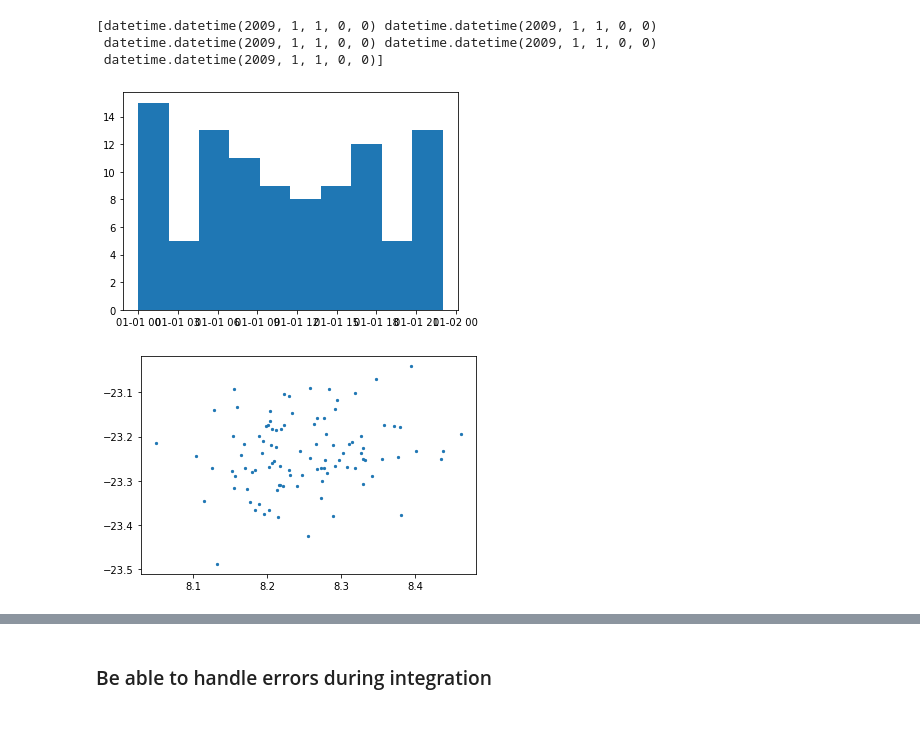
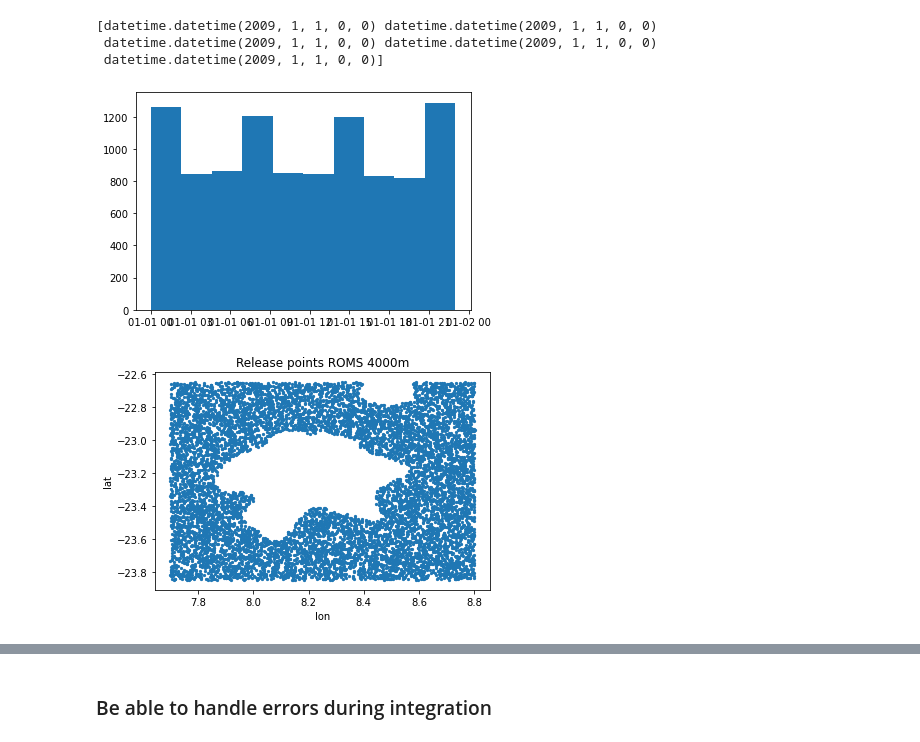
Before and after one commit to LeonMock/master-thesis, a Jupyter notebook: notebooks/2023-04-04_test-ROMS.ipynb, the cells around one changed output, grey strips where cells are left out. Cells and saved outputs as stored; diff of their text form; code cells hidden in the pictures.

Commit message:
test scripts

```diff
--- a/notebooks/2023-04-04_test-ROMS.ipynb
+++ b/notebooks/2023-04-04_test-ROMS.ipynb
@@ -25,13 +25,13 @@ fatal: not a git repository (or any of the parent directories): .git
 # Parameters
 
 ##### release position
-release_zone = "test_001"
-bathymodiolus_delta_lat = 0.08  #change??
+release_zone = "test_4000"
+bathymodiolus_delta_lat = 0.6 #seamount diameter
 
 #release_depth = 2
 
 # release particles
-number_particles = 100
+number_particles = 10000
 
 # release timing
 release_time_in_days = 1   # e.g. from 01/01/2009 to 03/01/2009
@@ -40,7 +40,7 @@ start_month = 1
 start_day = 1
 
 # experiment duration etc
-runtime_in_days = 5
+runtime_in_days = 30
 dt_in_minutes = 60
 
 # particle positions are stored every x hours
@@ -249,0 +223,6 @@ speed_param = np.random.uniform(
+# %%
+SIGMA=xr.open_dataset('/gxfs_work1/geomar/smomw523/master-thesis/data/config/ROMS/sigma2depth_parent.nc')
+topo_ROMS = SIGMA['h']
+topo_ROMS = topo_ROMS.rename({'lat_rho': 'lat','lon_rho': 'lon'})
+
+topo_ROMS.plot()
@@ -249,0 +232,9 @@ speed_param = np.random.uniform(
+# %%
+release_points = get_uniform_random_in_cube(N=20*number_particles,
+)
+release_points["topo_ROMS"] = topo_ROMS.sel(
+    lat=release_points.to_xarray().lat,
+    lon=release_points.to_xarray().lon,
+    method="nearest",
+)
+release_points = release_points.where(release_points.topo_ROMS > release_depth).dropna().iloc[:number_particles].reset_index(drop=True)
@@ -256,11 +263,27 @@ print(time[:5])
 # %%
 plt.hist(time, bins=10);
 # %% [output]
-[figure, old version]
+[figure, new version]
 # %%
-plt.scatter(lon, lat, s=5);
+plt.scatter(release_points.lon, release_points.lat, s=5)
+plt.xlabel('lon')
+plt.ylabel('lat')
+plt.title('Release points ROMS 4000m')
+
+plt.savefig(('../output_data/{experiment_name}/plots/release-points_{release_zone}_{start_year}{start_month:02d}{start_day:02d}_RT-{runtime_in_days}_N-{number_particles}_seed-{RNG_seed}.png').format(
+    experiment_name = experiment_name,
+    release_zone = release_zone,
+    RNG_seed=RNG_seed,
+    start_year=start_year,
+    start_month = start_month,
+    start_day = start_day,
+    runtime_in_days = runtime_in_days,
+    number_particles=number_particles)
+           )
+
+plt.show;
 # %% [output]
-[figure, old version]
+[figure, new version]
 # %%
 fieldset.U.grid.time_full = fieldset.U.grid.time_full.astype(np.float64)
 # This next line shouldn't be necessary. But there was a bug at some time apparently
```
Also changed, not shown: parts of 16 cells of this notebook, 27 other files.
